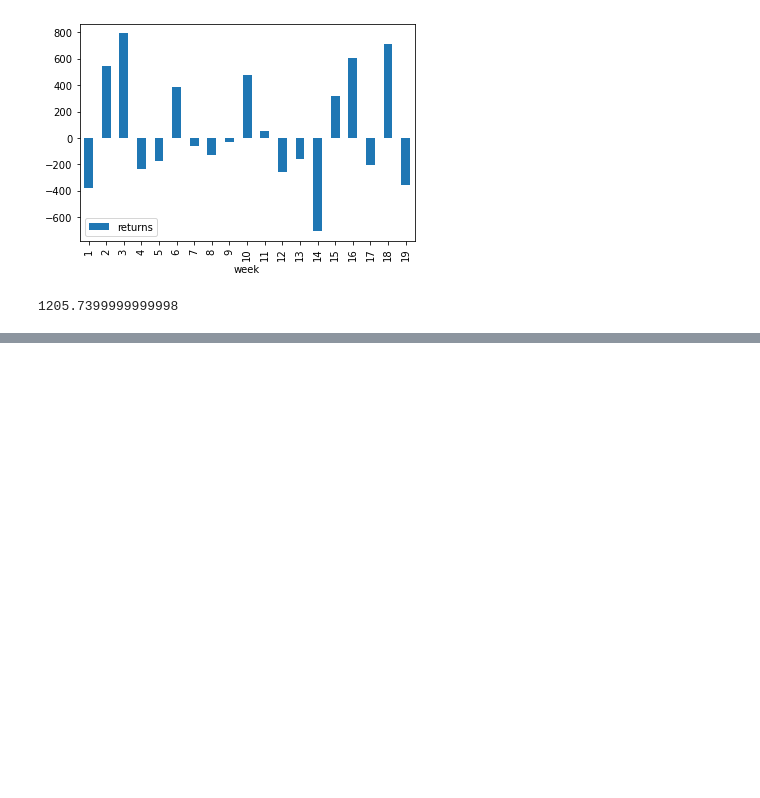
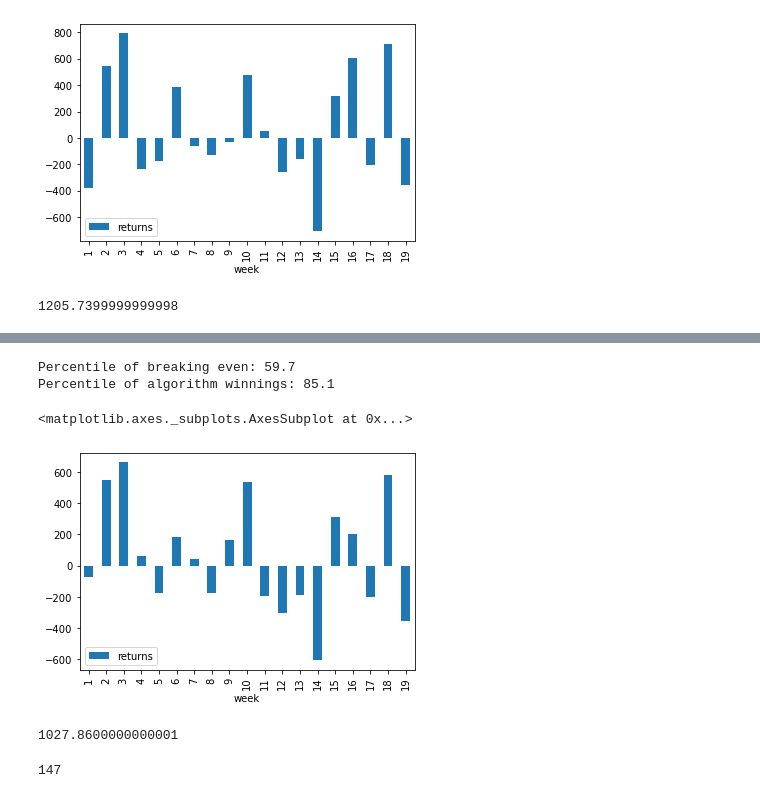
Before and after one commit to imac19/sports_gambling_algorithm, a Jupyter notebook: ideal_betting_proportions.ipynb, the cells around one changed output, grey strips where cells are left out. Drawn from its saved outputs; the diff is of its cells as text; code cells hidden in the pictures; blank space fills up the shorter version.

```diff
--- a/ideal_betting_proportions.ipynb
+++ b/ideal_betting_proportions.ipynb
@@ -213,0 +253,32 @@ bets_100_03_algo.head(50)
+# %%
+# Check where algorithm would have fallen in terms of random guessing percentile
+
+break_even_percentile = scipy.stats.percentileofscore(total_return_list, 0)
+approx_algo_winnings = 1200
+algo_percentile = scipy.stats.percentileofscore(total_return_list, approx_algo_winnings)
+
+print('Percentile of breaking even: {}'.format(break_even_percentile))
+
+print('Percentile of algorithm winnings: {}'.format(algo_percentile))
+# %% [output]
+Percentile of breaking even: 59.7
+Percentile of algorithm winnings: 85.1
+# %%
+# Check returns from above method for algo with higher threshold
+
+bets_100_05_algo = gambling_df.copy()
+bets_100_05_algo['place_bet_100_algo'] = bets_100_05_algo.apply(lambda x: place_bet_100_algo(x, threshold=.05), axis=1)
+bets_100_05_algo = bets_100_05_algo[bets_100_05_algo.place_bet_100_algo == True]
+bets_100_05_algo['returns'] = bets_100_05_algo.apply(lambda x: get_return_100_algo(x), axis=1)
+bets_100_05_algo.groupby(by=['week']).sum()['returns'].reset_index().plot.bar(x='week', y='returns')
+# %% [output]
+<matplotlib.axes._subplots.AxesSubplot at 0x...>
+[figure, added]
+# %%
+bets_100_05_algo.sum()['returns']
+# %% [output]
+1027.8600000000001
+# %%
+len(bets_100_05_algo)
+# %% [output]
+147
```
Also changed, not shown: parts of 23 cells of this notebook.
